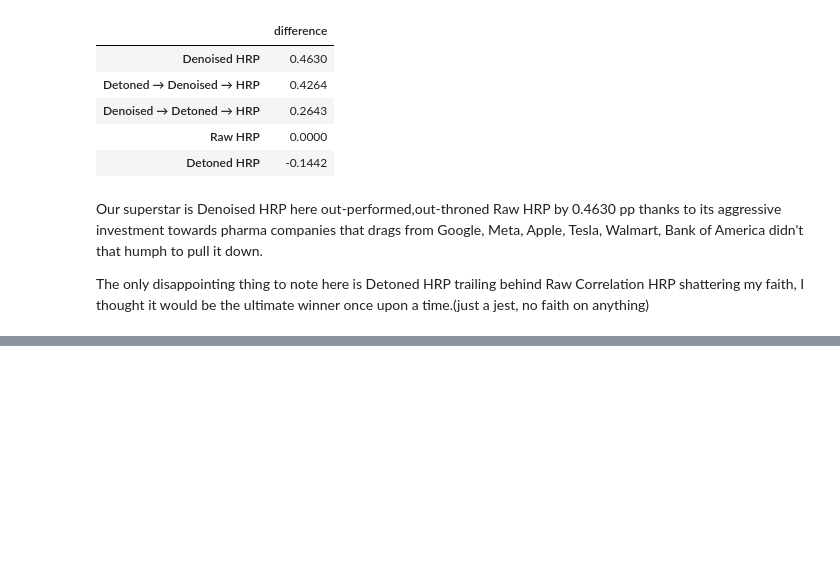
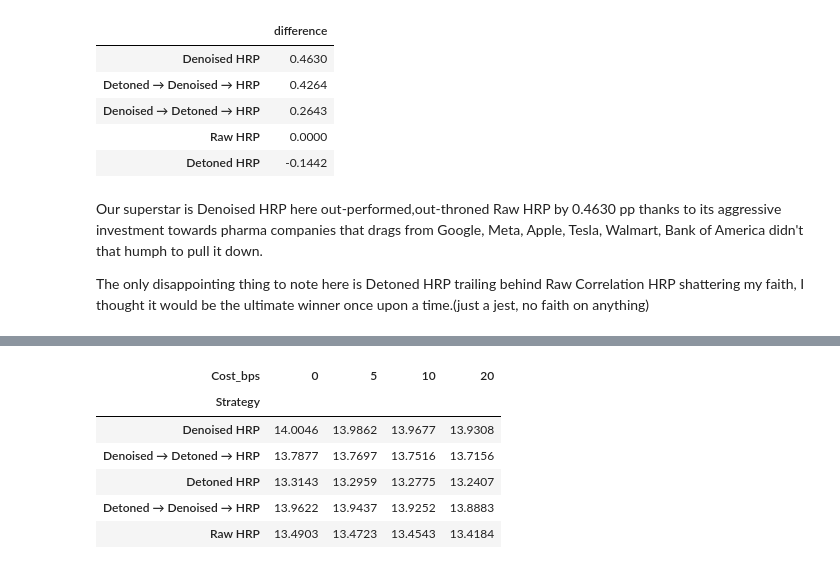
Before and after one commit to George7531/Portfolio_Management, a Jupyter notebook: Group_19296_MScFE_652_Portfolio_Management_Project_2.ipynb, the cells around one changed output, grey strips where cells are left out. Drawn from its saved outputs; the diff is of its cells as text; code cells hidden in the pictures; blank space fills up the shorter version.

```diff
--- a/Group_19296_MScFE_652_Portfolio_Management_Project_2.ipynb
+++ b/Group_19296_MScFE_652_Portfolio_Management_Project_2.ipynb
@@ -1887,0 +1967,80 @@ The only disappointing thing to note here is Detoned HRP trailing behind Raw Cor
+# %%
+
+# Cost in basis points per one-way dollar traded.
+
+def backtest_with_costs(asset_returns, target_weights, cost_bps=10):
+    R = np.asarray(asset_returns, dtype=float)
+    w = np.asarray(target_weights, dtype=float)
+
+    assert R.shape[1] == len(w)
+    assert np.isclose(w.sum(), 1.0)
+
+    cost_rate = cost_bps / 10000
+    net_returns = []
+    turn_over = []
+
+    # Initial portfolio is assumed already invested at target
+    pretrade_weights = w.copy()
+
+    for r in R:
+        # Rebalance at beginning of day
+        trade_fraction = 0.5 * np.abs(
+            w - pretrade_weights
+        ).sum()
+
+        cost = trade_fraction * cost_rate
+
+        gross_return = w @ r
+        net_return = (1 - cost) * (1 + gross_return) - 1
+
+        net_returns.append(net_return)
+        turn_over.append(trade_fraction)
+
+        # Portfolio drift after market movement
+        pretrade_weights = (
+            w * (1 + r) / (1 + gross_return)
+        )
+
+    return (
+        np.asarray(net_returns),
+        np.asarray(turn_over)
+    )
+
+
+cost_results = []
+
+for cost_bps in [0, 5, 10, 20]:
+    for strategy in weights.index:
+
+        net, turnover = backtest_with_costs(
+            test.to_numpy(),
+            weights.loc[strategy].to_numpy(),
+            cost_bps=cost_bps
+        )
+
+        cost_results.append({
+            'Strategy': strategy,
+            'Cost_bps': cost_bps,
+            'Net_Cumulative_Return_%':
+                100 * (np.prod(1 + net) - 1),
+            'Total_One_Way_Turnover':
+                turnover.sum()
+        })
+
+cost_table = pd.DataFrame(cost_results)
+
+display(
+    cost_table.pivot(
+        index='Strategy',
+        columns='Cost_bps',
+        values='Net_Cumulative_Return_%'
+    ).round(4)
+)
+# %% [output]
+| Cost_bps | 0 | 5 | 10 | 20 |
+| Strategy |  |  |  |  |
+| Denoised HRP | 14.0046 | 13.9862 | 13.9677 | 13.9308 |
+| Denoised → Detoned → HRP | 13.7877 | 13.7697 | 13.7516 | 13.7156 |
+| Detoned HRP | 13.3143 | 13.2959 | 13.2775 | 13.2407 |
+| Detoned → Denoised → HRP | 13.9622 | 13.9437 | 13.9252 | 13.8883 |
+| Raw HRP | 13.4903 | 13.4723 | 13.4543 | 13.4184 |
```
Also changed, not shown: parts of 8 cells of this notebook.
